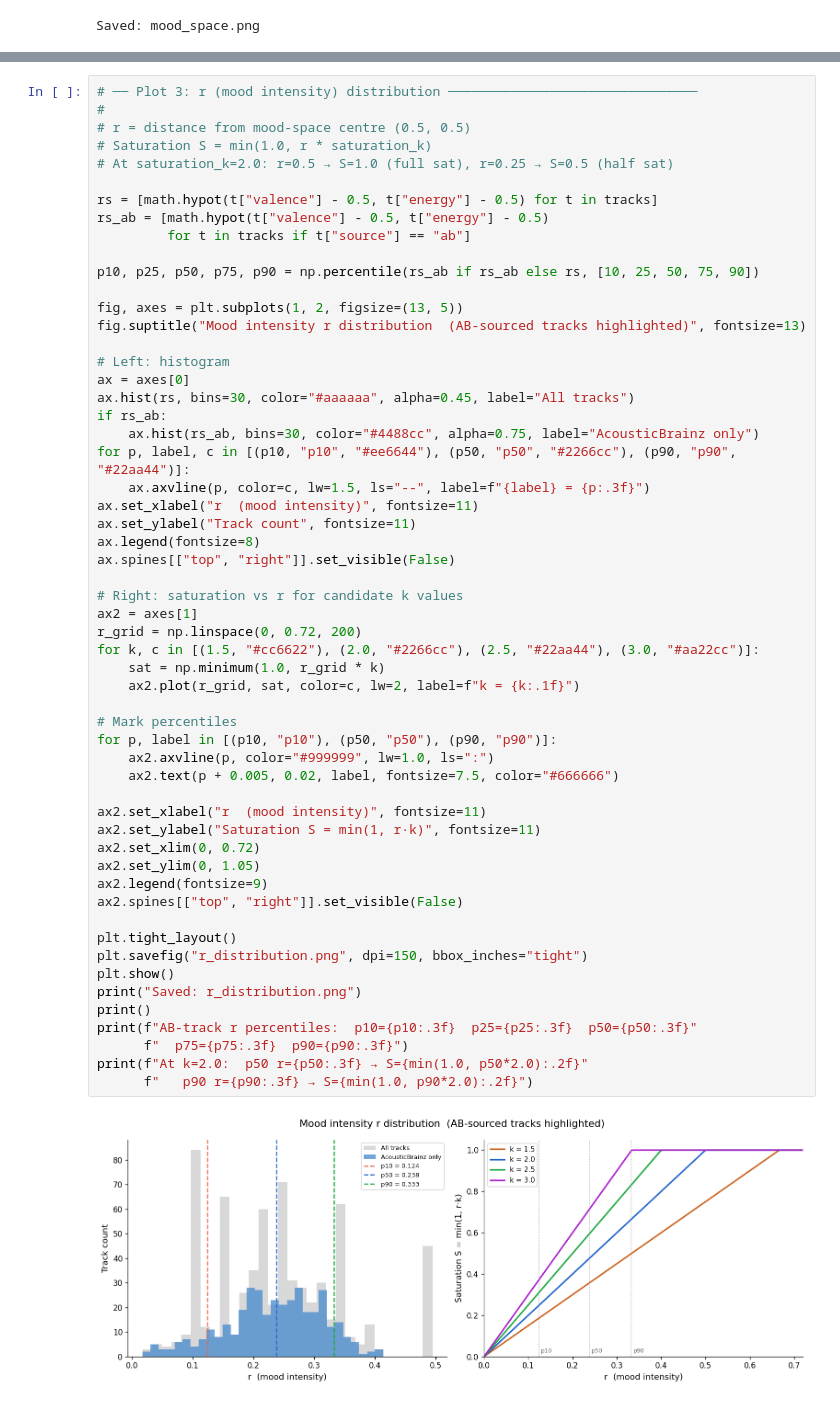
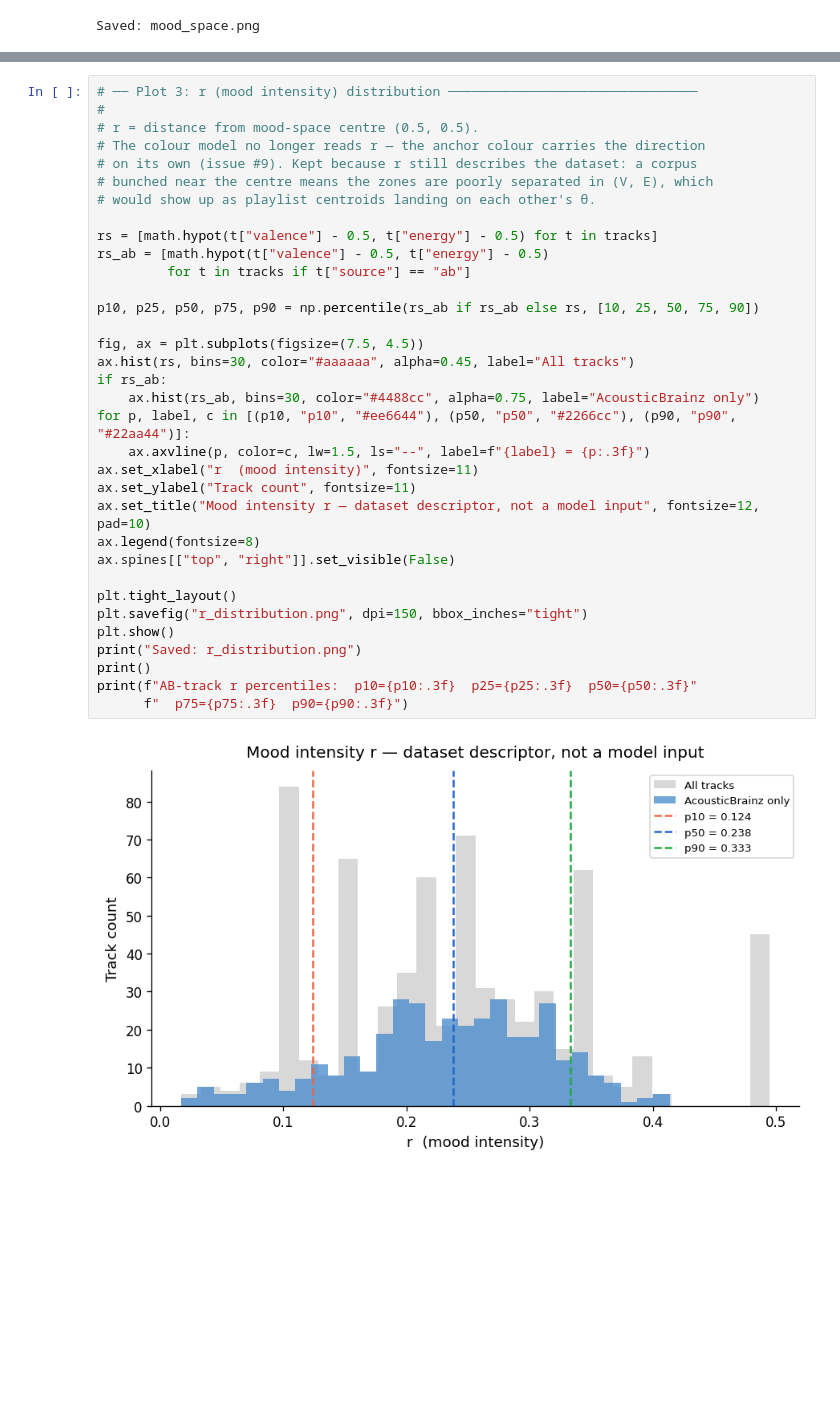
Before and after one commit to elephantgerald/musical.mood.ring, a Jupyter notebook: src/mood-model/m0_calibration.ipynb, the cells around one changed output, grey strips where cells are left out. Drawn from its saved outputs; the diff is of its cells as text; blank space fills up the shorter version.

```diff
--- a/src/mood-model/m0_calibration.ipynb
+++ b/src/mood-model/m0_calibration.ipynb
@@ -388,61 +549,39 @@ The export cell at the bottom uses these `_final` variables to write `synaesthes
 # %%
 # ── Plot 3: r (mood intensity) distribution ────────────────────────────────
 #
-# r = distance from mood-space centre (0.5, 0.5)
-# Saturation S = min(1.0, r * saturation_k)
-# At saturation_k=2.0: r=0.5 → S=1.0 (full sat), r=0.25 → S=0.5 (half sat)
+# r = distance from mood-space centre (0.5, 0.5).
+# The colour model no longer reads r — the anchor colour carries the direction
+# on its own (issue #9). Kept because r still describes the dataset: a corpus
+# bunched near the centre means the zones are poorly separated in (V, E), which
+# would show up as playlist centroids landing on each other's θ.
 
 rs = [math.hypot(t["valence"] - 0.5, t["energy"] - 0.5) for t in tracks]
 rs_ab = [math.hypot(t["valence"] - 0.5, t["energy"] - 0.5)
          for t in tracks if t["source"] == "ab"]
 
 p10, p25, p50, p75, p90 = np.percentile(rs_ab if rs_ab else rs, [10, 25, 50, 75, 90])
 
-fig, axes = plt.subplots(1, 2, figsize=(13, 5))
-fig.suptitle("Mood intensity r distribution  (AB-sourced tracks highlighted)", fontsize=13)
-
-# Left: histogram
-ax = axes[0]
+fig, ax = plt.subplots(figsize=(7.5, 4.5))
 ax.hist(rs, bins=30, color="#aaaaaa", alpha=0.45, label="All tracks")
 if rs_ab:
     ax.hist(rs_ab, bins=30, color="#4488cc", alpha=0.75, label="AcousticBrainz only")
 for p, label, c in [(p10, "p10", "#ee6644"), (p50, "p50", "#2266cc"), (p90, "p90", "#22aa44")]:
     ax.axvline(p, color=c, lw=1.5, ls="--", label=f"{label} = {p:.3f}")
 ax.set_xlabel("r  (mood intensity)", fontsize=11)
 ax.set_ylabel("Track count", fontsize=11)
+ax.set_title("Mood intensity r — dataset descriptor, not a model input", fontsize=12, pad=10)
 ax.legend(fontsize=8)
 ax.spines[["top", "right"]].set_visible(False)
-
-# Right: saturation vs r for candidate k values
-ax2 = axes[1]
-r_grid = np.linspace(0, 0.72, 200)
-for k, c in [(1.5, "#cc6622"), (2.0, "#2266cc"), (2.5, "#22aa44"), (3.0, "#aa22cc")]:
-    sat = np.minimum(1.0, r_grid * k)
-    ax2.plot(r_grid, sat, color=c, lw=2, label=f"k = {k:.1f}")
-
-# Mark percentiles
-for p, label in [(p10, "p10"), (p50, "p50"), (p90, "p90")]:
-    ax2.axvline(p, color="#999999", lw=1.0, ls=":")
-    ax2.text(p + 0.005, 0.02, label, fontsize=7.5, color="#666666")
-
-ax2.set_xlabel("r  (mood intensity)", fontsize=11)
-ax2.set_ylabel("Saturation S = min(1, r·k)", fontsize=11)
-ax2.set_xlim(0, 0.72)
-ax2.set_ylim(0, 1.05)
-ax2.legend(fontsize=9)
-ax2.spines[["top", "right"]].set_visible(False)
 
 plt.tight_layout()
 plt.savefig("r_distribution.png", dpi=150, bbox_inches="tight")
 plt.show()
 print("Saved: r_distribution.png")
 print()
 print(f"AB-track r percentiles:  p10={p10:.3f}  p25={p25:.3f}  p50={p50:.3f}"
       f"  p75={p75:.3f}  p90={p90:.3f}")
-print(f"At k=2.0:  p50 r={p50:.3f} → S={min(1.0, p50*2.0):.2f}"
-      f"   p90 r={p90:.3f} → S={min(1.0, p90*2.0):.2f}")
 # %% [output]
-[figure, old version]
+[figure, new version]
 Saved: r_distribution.png
 
 AB-track r percentiles:  p10=0.124  p25=0.185  p50=0.238  p75=0.293  p90=0.333
```
Also changed, not shown: parts of 13 cells of this notebook, 1 other file.
